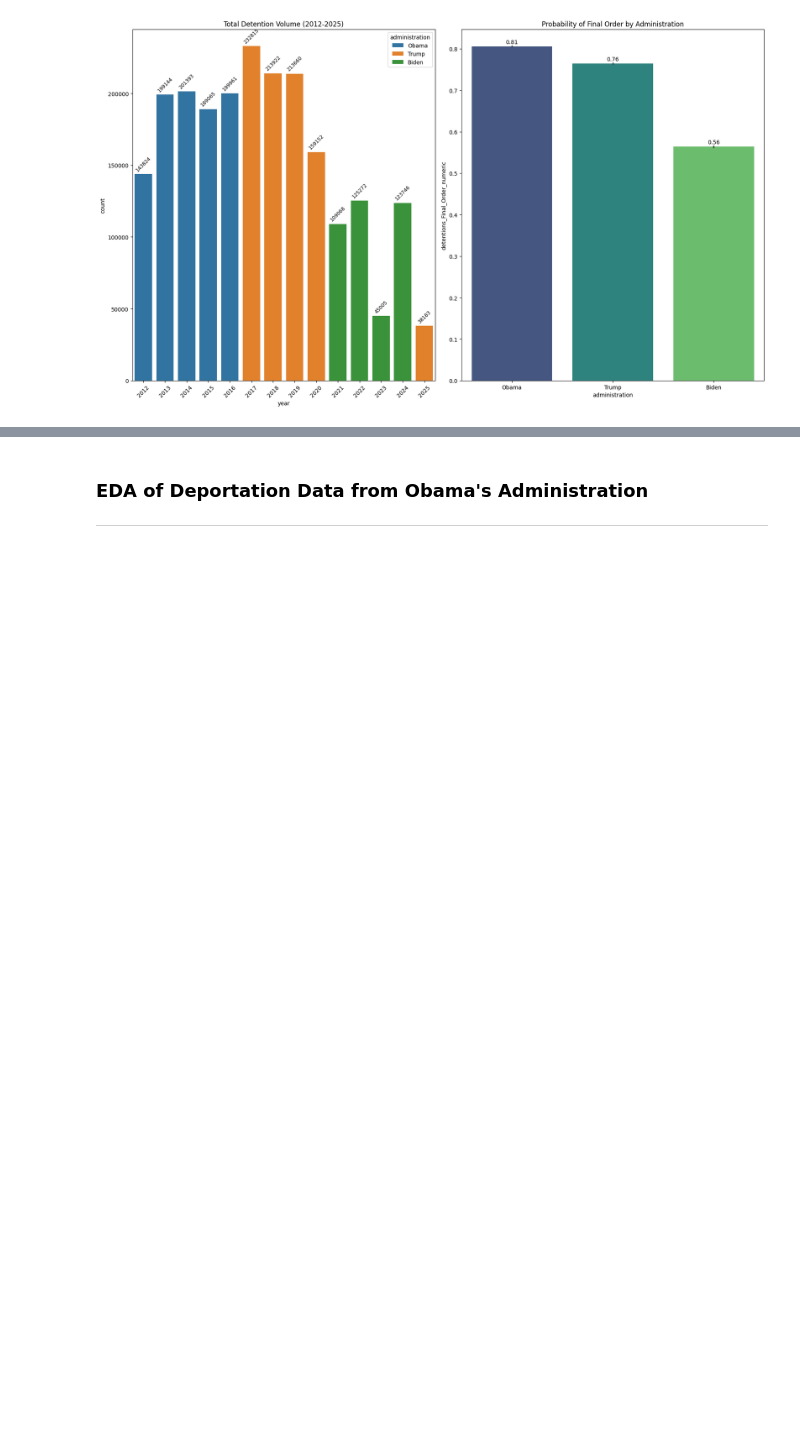
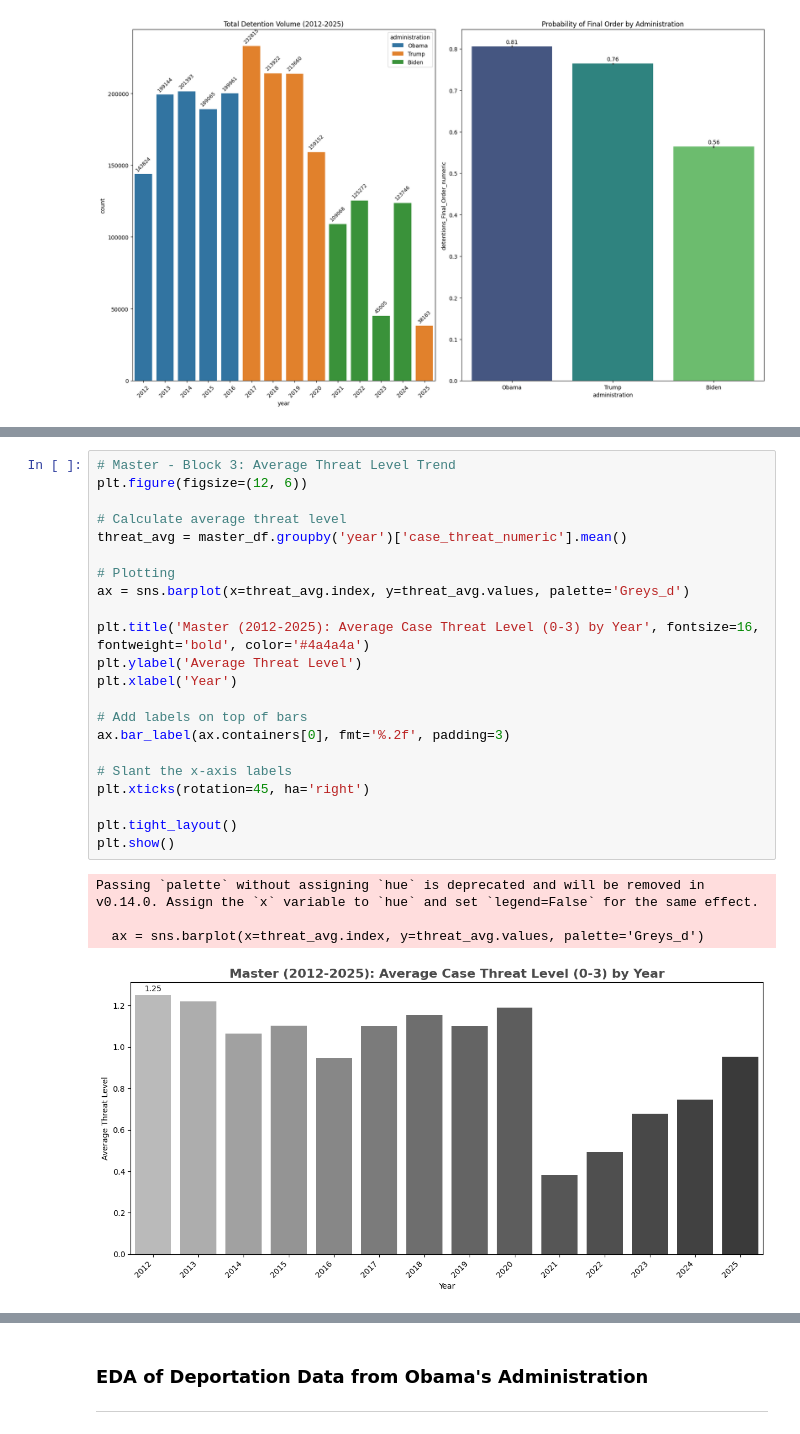
Before and after one commit to emilynnguyen1/ICE-Outcomes, a Jupyter notebook: notebooks/Exploratory-Data-Analysis.ipynb, the cells around one changed output, grey strips where cells are left out. Drawn from its saved outputs; the diff is of its cells as text; blank space fills up the shorter version.

```diff
--- a/notebooks/Exploratory-Data-Analysis.ipynb
+++ b/notebooks/Exploratory-Data-Analysis.ipynb
@@ -644,0 +690,27 @@ Passing `palette` without assigning `hue` is deprecated and will be removed in v
+# %%
+# Master - Block 3: Average Threat Level Trend
+plt.figure(figsize=(12, 6))
+
+# Calculate average threat level
+threat_avg = master_df.groupby('year')['case_threat_numeric'].mean()
+
+# Plotting
+ax = sns.barplot(x=threat_avg.index, y=threat_avg.values, palette='Greys_d')
+
+plt.title('Master (2012-2025): Average Case Threat Level (0-3) by Year', fontsize=16, fontweight='bold', color='#4a4a4a')
+plt.ylabel('Average Threat Level')
+plt.xlabel('Year')
+
+# Add labels on top of bars
+ax.bar_label(ax.containers[0], fmt='%.2f', padding=3)
+
+# Slant the x-axis labels
+plt.xticks(rotation=45, ha='right')
+
+plt.tight_layout()
+plt.show()
+# %% [output]
+Passing `palette` without assigning `hue` is deprecated and will be removed in v0.14.0. Assign the `x` variable to `hue` and set `legend=False` for the same effect.
+
+  ax = sns.barplot(x=threat_avg.index, y=threat_avg.values, palette='Greys_d')
+[figure, added]
```
Also changed, not shown: parts of 12 cells of this notebook.
